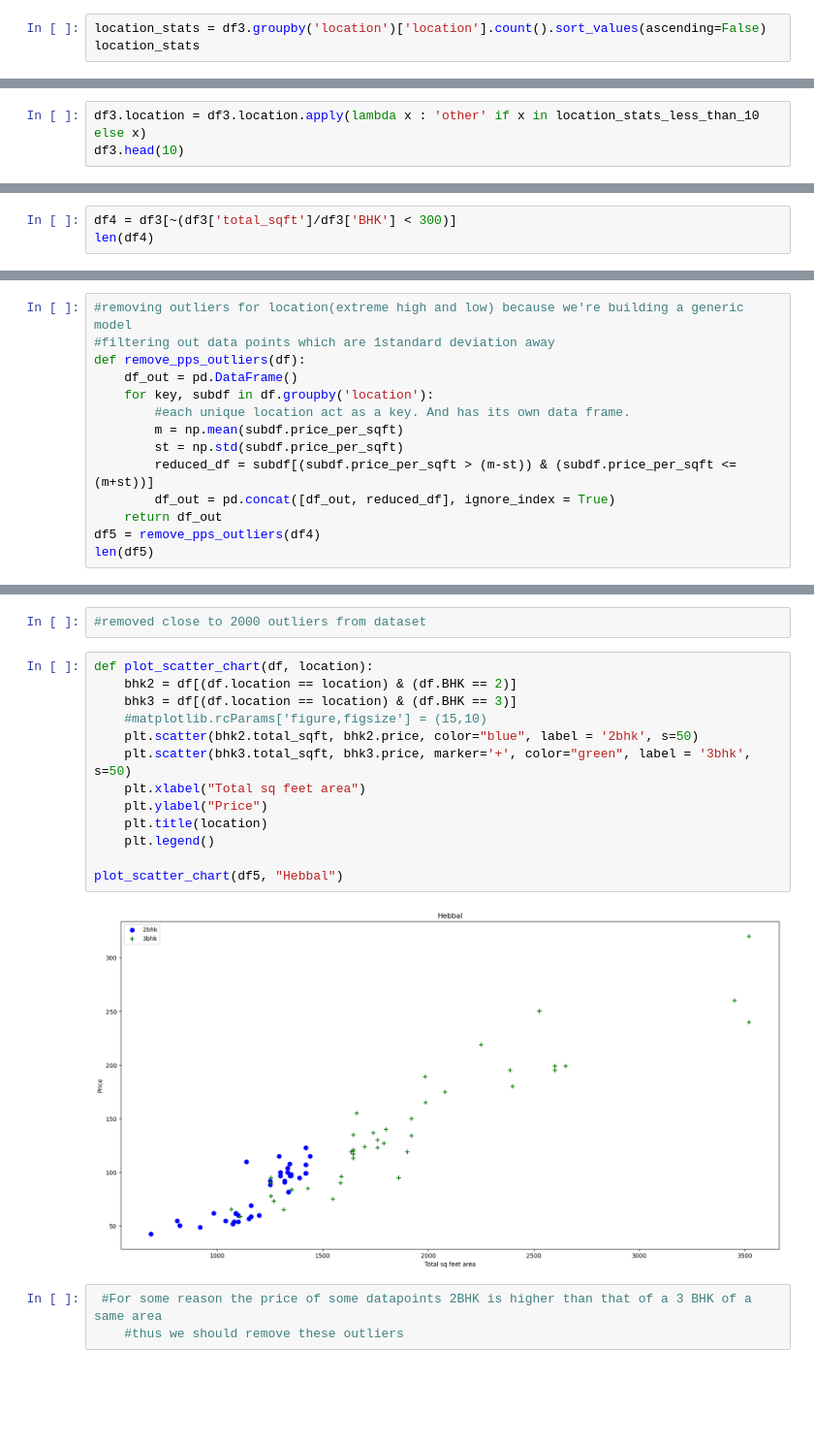
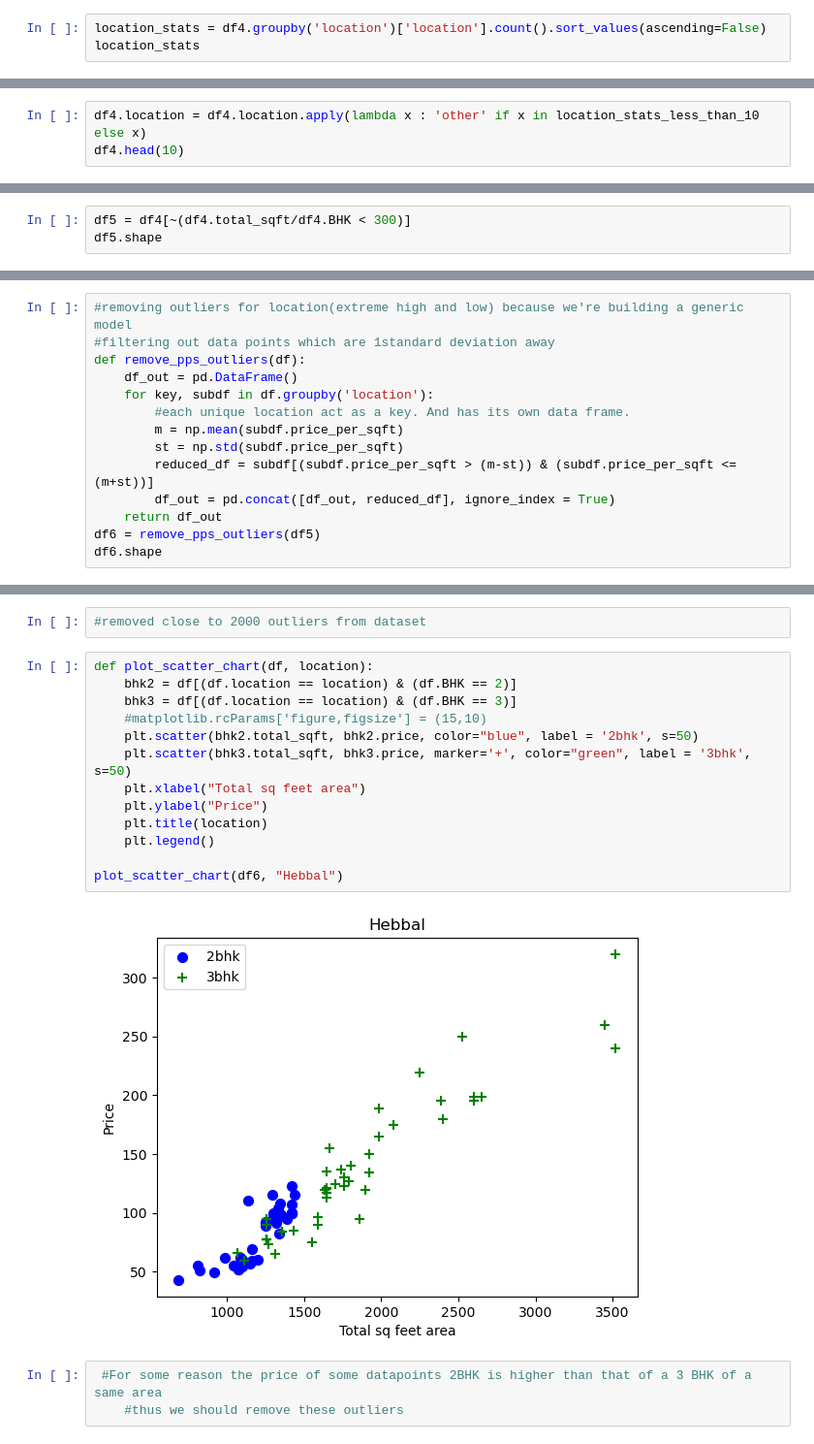
Before and after one commit to elmokh9/Bengaluru_housing_price_predictor, a Jupyter notebook: bengaluru data.ipynb, the cells around one changed output, grey strips where cells are left out. Shown at 97% size. Cells and saved outputs as stored; diff of their text form; blank space fills up the shorter version.

```diff
--- a/bengaluru data.ipynb
+++ b/bengaluru data.ipynb
@@ -176,5 +178,5 @@ df3.location = df3.location.apply(lambda x: x.strip())
 # %%
-location_stats = df3.groupby('location')['location'].count().sort_values(ascending=False)
+location_stats = df4.groupby('location')['location'].count().sort_values(ascending=False)
 location_stats
 # %% [output]
 location
@@ -202,4 +204,4 @@ len(location_stats_less_than_10)
 # %%
-df3.location = df3.location.apply(lambda x : 'other' if x in location_stats_less_than_10 else x)
-df3.head(10)
+df4.location = df4.location.apply(lambda x : 'other' if x in location_stats_less_than_10 else x)
+df4.head(10)
 # %% [output]
@@ -241,6 +243,6 @@ df3[df3['total_sqft']/df3['BHK'] < 300]['location'].count()
 # %% [output]
 744
 # %%
-df4 = df3[~(df3['total_sqft']/df3['BHK'] < 300)]
-len(df4)
+df5 = df4[~(df4.total_sqft/df4.BHK < 300)]
+df5.shape
 # %% [output]
@@ -288,6 +289,6 @@ def remove_pps_outliers(df):
         reduced_df = subdf[(subdf.price_per_sqft > (m-st)) & (subdf.price_per_sqft <= (m+st))]
         df_out = pd.concat([df_out, reduced_df], ignore_index = True)
     return df_out
-df5 = remove_pps_outliers(df4)
-len(df5)
+df6 = remove_pps_outliers(df5)
+df6.shape
 # %% [output]
@@ -297,18 +298,18 @@ len(df5)
 # %%
 def plot_scatter_chart(df, location):
     bhk2 = df[(df.location == location) & (df.BHK == 2)]
     bhk3 = df[(df.location == location) & (df.BHK == 3)]
     #matplotlib.rcParams['figure,figsize'] = (15,10)
     plt.scatter(bhk2.total_sqft, bhk2.price, color="blue", label = '2bhk', s=50)
     plt.scatter(bhk3.total_sqft, bhk3.price, marker='+', color="green", label = '3bhk', s=50)
     plt.xlabel("Total sq feet area")
     plt.ylabel("Price")
     plt.title(location)
     plt.legend()
 
-plot_scatter_chart(df5, "Hebbal")
+plot_scatter_chart(df6, "Hebbal")
 # %% [output]
-[figure, old version]
+[figure, new version]
 # %%
  #For some reason the price of some datapoints 2BHK is higher than that of a 3 BHK of a same area
     #thus we should remove these outliers
```
Also changed, not shown: parts of 58 cells of this notebook, 8 other files.
